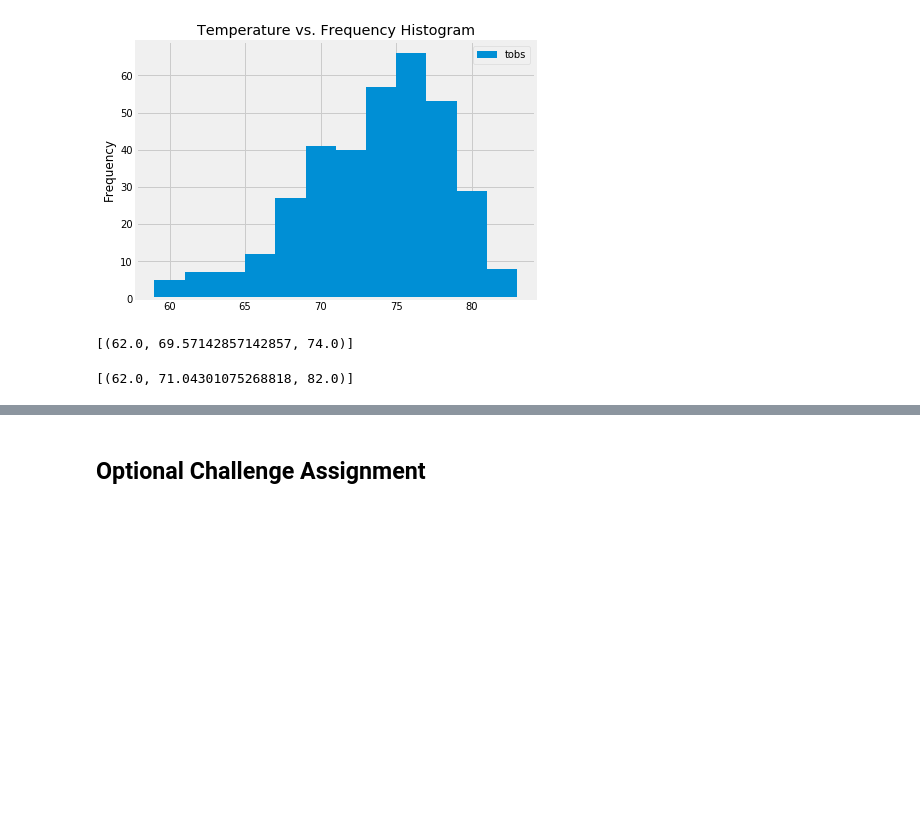
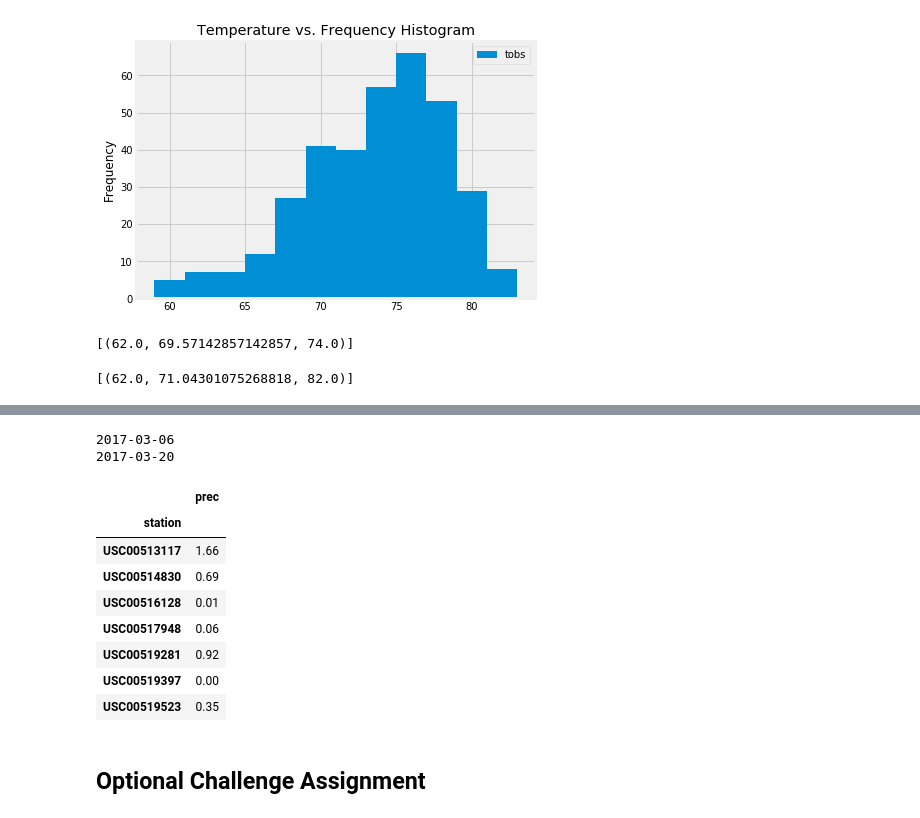
Before and after one commit to rainbow1221/Homework-10, a Jupyter notebook: climate_starter_as.ipynb, the cells around one changed output, grey strips where cells are left out. Drawn from its saved outputs; the diff is of its cells as text; code cells hidden in the pictures; blank space fills up the shorter version.

```diff
--- a/climate_starter_as.ipynb
+++ b/climate_starter_as.ipynb
@@ -274,0 +306,36 @@ plt.show()
+# %%
+# Calculate the total amount of rainfall per weather station for your trip dates using the previous year's matching dates.
+# set the trip variables of arrive and leave for prior year
+last_year_arrive = trip_arrive - last_year
+last_year_leave = trip_leave - last_year
+print(last_year_arrive)
+print(last_year_leave)
+
+# query to pull the rain fall from last year matching this years trip
+rainfall_per_station_lastyear = session.query(Measurement.station, func.sum(Measurement.prcp)).\
+    filter(Measurement.date >= last_year_arrive).\
+    filter(Measurement.date <= last_year_leave).\
+    group_by(Measurement.station).\
+    order_by(func.sum(Measurement.prcp).desc()).all()
+
+
+rainfall_per_station_lastyear
+
+# load the query results into a dataframe and pivot on station
+df=rainfall_per_station_lastyear_df=pd.DataFrame(rainfall_per_station_lastyear, columns=['station','prec'])
+df.head()
+rainfall_per_station=pd.pivot_table(rainfall_per_station_lastyear_df,index=['station'],values=['prec'], aggfunc=sum)
+rainfall_per_station
+# Sort this in descending order by precipitation amount and list the station, name, latitude, longitude, and elevation
+# %% [output]
+2017-03-06
+2017-03-20
+|  | prec |
+| station |  |
+| USC00513117 | 1.66 |
+| USC00514830 | 0.69 |
+| USC00516128 | 0.01 |
+| USC00517948 | 0.06 |
+| USC00519281 | 0.92 |
+| USC00519397 | 0.00 |
+| USC00519523 | 0.35 |
```
Also changed, not shown: parts of 10 cells of this notebook, 3 other files.
